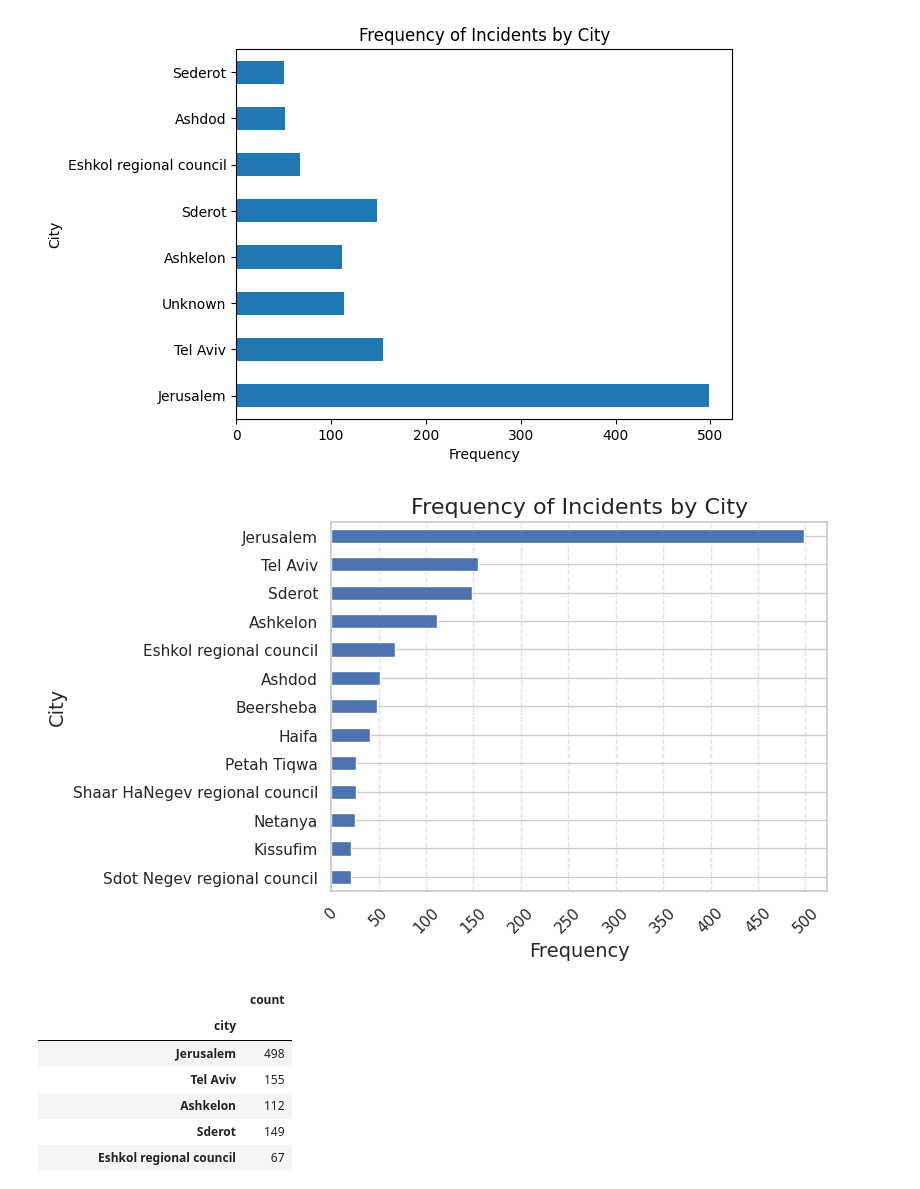
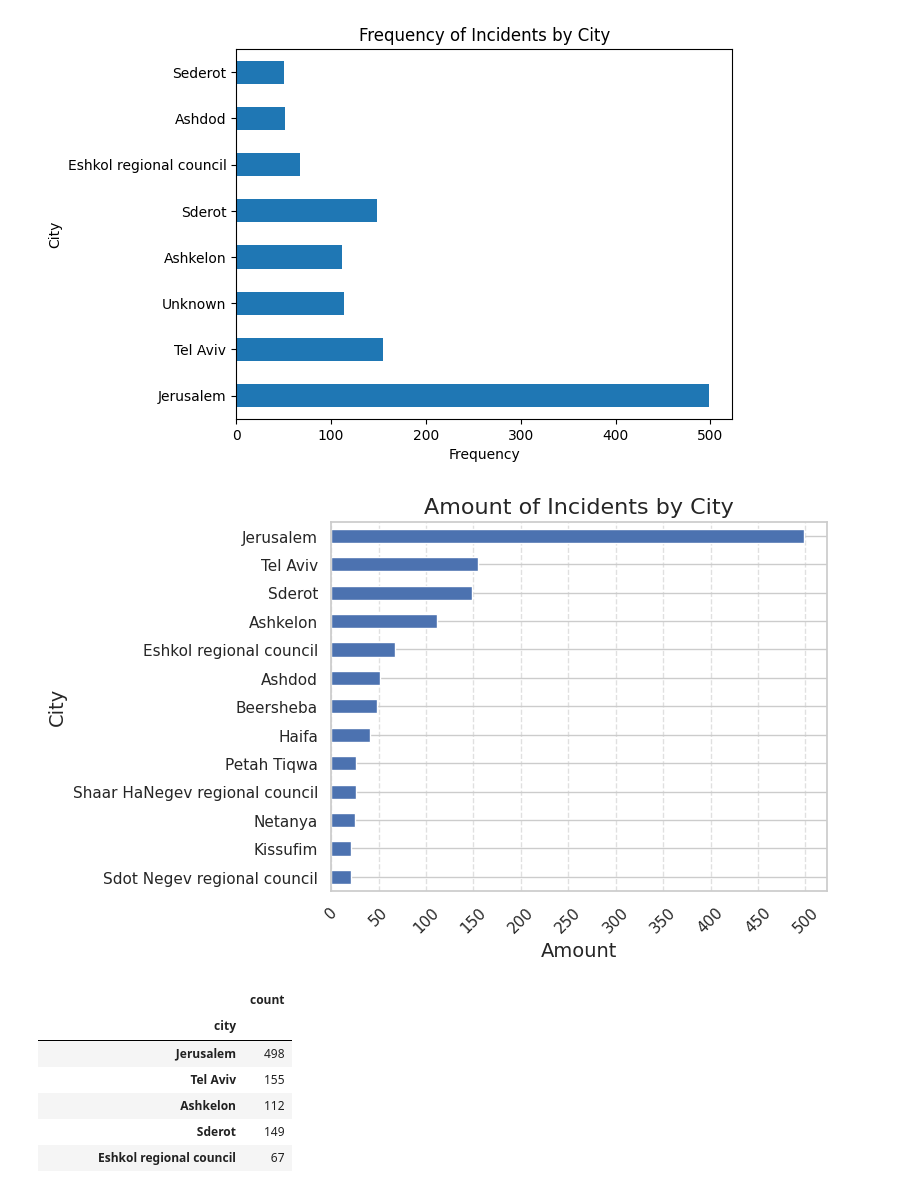
Before and after one commit to Yarin-Shohat/Terror-Attacks-Visualization, a Jupyter notebook: First Visualizations/עיצובים_חלופיים_מטלה_1.ipynb, the cells around one changed output. Drawn from its saved outputs; the diff is of its cells as text; code cells hidden in the pictures.

```diff
--- a/First Visualizations/עיצובים_חלופיים_מטלה_1.ipynb
+++ b/First Visualizations/עיצובים_חלופיים_מטלה_1.ipynb
@@ -215,21 +215,21 @@ plt.show()
 # %%
 import matplotlib.pyplot as plt
 import seaborn as sns
 
 top_cities_sorted = top_cities.sort_values(ascending=True)
 
 # Apply a seaborn theme (choose from available themes like 'darkgrid', 'whitegrid', etc.)
 xticks_range = np.arange(0, top_cities_sorted.max() + 10, 50)  # Adjust max + 10 to include the highest value
 sns.set_theme(style="whitegrid")
 top_cities_sorted.plot(kind='barh')
 plt.grid(axis='x', linestyle='--', alpha=0.6)
 plt.xticks(xticks_range, rotation=45)
-plt.xlabel("Frequency", fontsize=14)
+plt.xlabel("Amount", fontsize=14)
 plt.ylabel("City", fontsize=14)
-plt.title("Frequency of Incidents by City", fontsize=16)
+plt.title("Amount of Incidents by City", fontsize=16)
 plt.show()
 # %% [output]
-[figure, old version]
+[figure, new version]
 # %%
 top_cities
 # %% [output]
```
Also changed, not shown: parts of 1 cell of this notebook.
